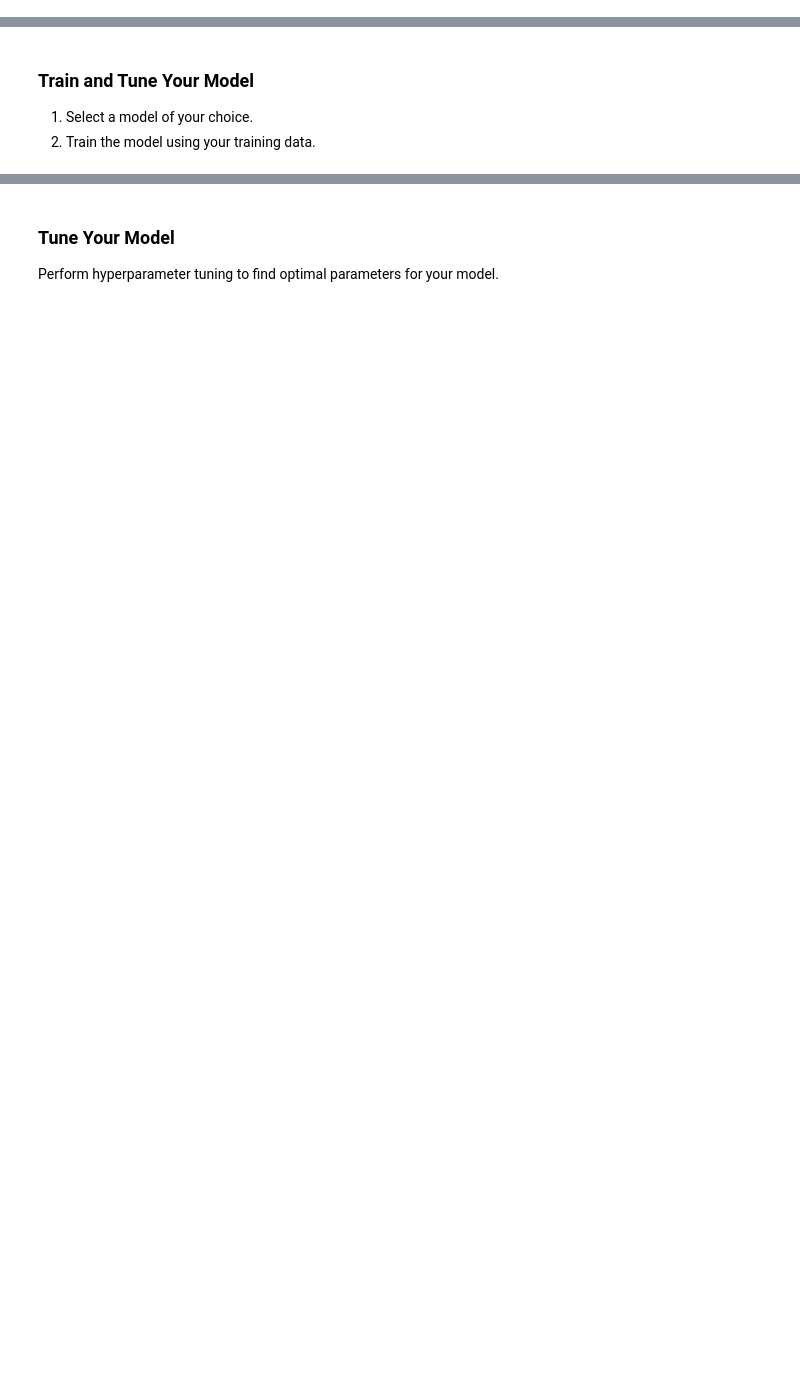
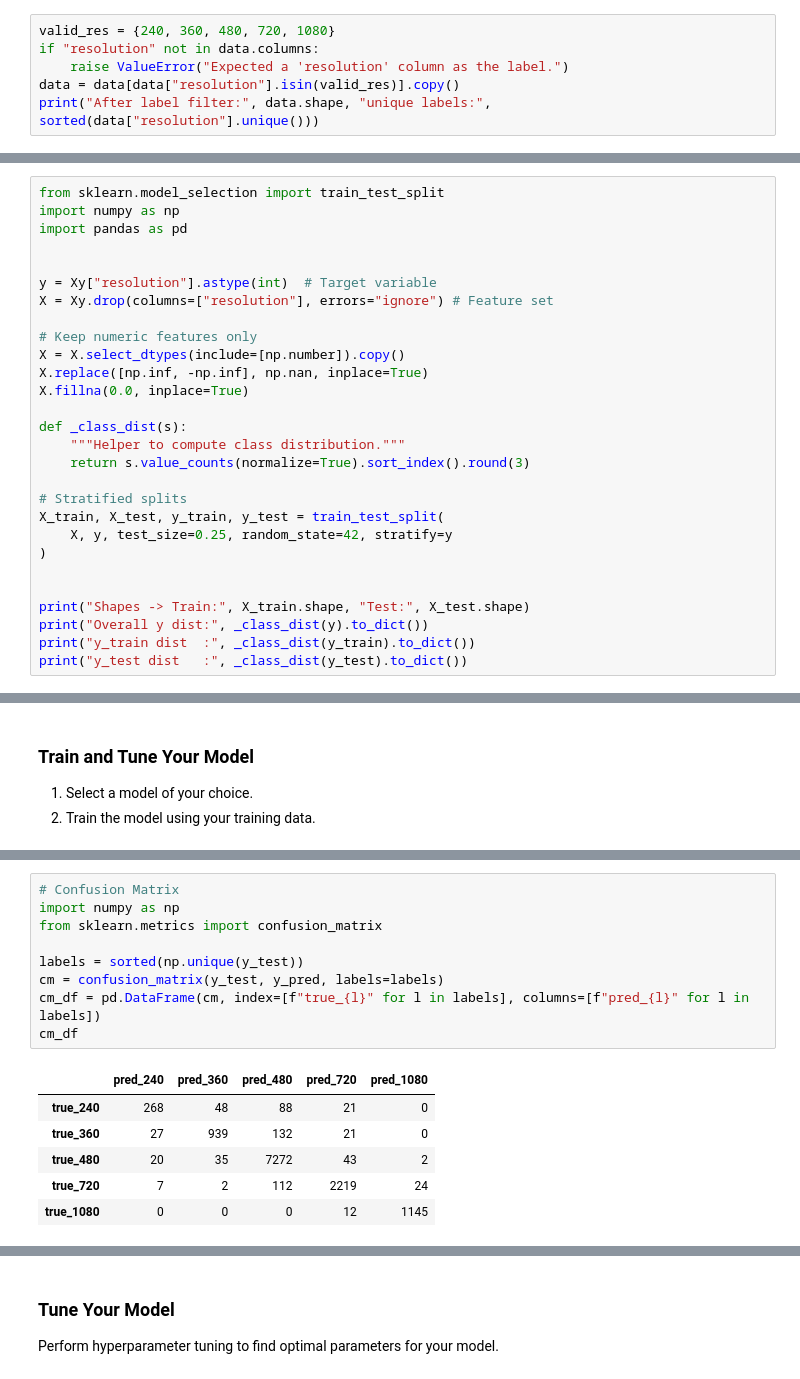
Before and after one commit to noise-course/video-quality-of-experience-chrislowzhengxi, a Jupyter notebook: 1-Video-Quality-Inference.ipynb, the cells around one changed output, grey strips where cells are left out. Drawn from its saved outputs; the diff is of its cells as text; blank space fills up the shorter version.

```diff
--- a/1-Video-Quality-Inference.ipynb
+++ b/1-Video-Quality-Inference.ipynb
@@ -233,3 +301,9 @@ Load the video dataset pickle file.
 ### Clean the File
 
 1. The dataset contains video resolutions that are not valid. Remove entries in the dataset that do not contain a valid video resolution. Valid resolutions are 240, 360, 480, 720, 1080.
+# %%
+valid_res = {240, 360, 480, 720, 1080}
+if "resolution" not in data.columns:
+    raise ValueError("Expected a 'resolution' column as the label.")
+data = data[data["resolution"].isin(valid_res)].copy()
+print("After label filter:", data.shape, "unique labels:", sorted(data["resolution"].unique()))
@@ -241,3 +335,31 @@ Load the video dataset pickle file.
 ### Prepare Your Data
 
 Prepare your data matrix, determine your features and labels, and perform a train-test split on your data.
+# %%
+from sklearn.model_selection import train_test_split
+import numpy as np
+import pandas as pd
+
+
+y = Xy["resolution"].astype(int)  # Target variable
+X = Xy.drop(columns=["resolution"], errors="ignore") # Feature set
+
+# Keep numeric features only
+X = X.select_dtypes(include=[np.number]).copy()
+X.replace([np.inf, -np.inf], np.nan, inplace=True)
+X.fillna(0.0, inplace=True)
+
+def _class_dist(s):
+    """Helper to compute class distribution."""
+    return s.value_counts(normalize=True).sort_index().round(3)
+
+# Stratified splits
+X_train, X_test, y_train, y_test = train_test_split(
+    X, y, test_size=0.25, random_state=42, stratify=y
+)
+
+
+print("Shapes -> Train:", X_train.shape, "Test:", X_test.shape)
+print("Overall y dist:", _class_dist(y).to_dict())
+print("y_train dist  :", _class_dist(y_train).to_dict())
+print("y_test dist   :", _class_dist(y_test).to_dict())
@@ -248,0 +447,16 @@ Prepare your data matrix, determine your features and labels, and perform a trai
+# %%
+# Confusion Matrix
+import numpy as np
+from sklearn.metrics import confusion_matrix
+
+labels = sorted(np.unique(y_test))
+cm = confusion_matrix(y_test, y_pred, labels=labels)
+cm_df = pd.DataFrame(cm, index=[f"true_{l}" for l in labels], columns=[f"pred_{l}" for l in labels])
+cm_df
+# %% [output]
+|  | pred_240 | pred_360 | pred_480 | pred_720 | pred_1080 |
+| true_240 | 268 | 48 | 88 | 21 | 0 |
+| true_360 | 27 | 939 | 132 | 21 | 0 |
+| true_480 | 20 | 35 | 7272 | 43 | 2 |
+| true_720 | 7 | 2 | 112 | 2219 | 24 |
+| true_1080 | 0 | 0 | 0 | 12 | 1145 |
```
Also changed, not shown: parts of 27 cells of this notebook, 1 other file.
